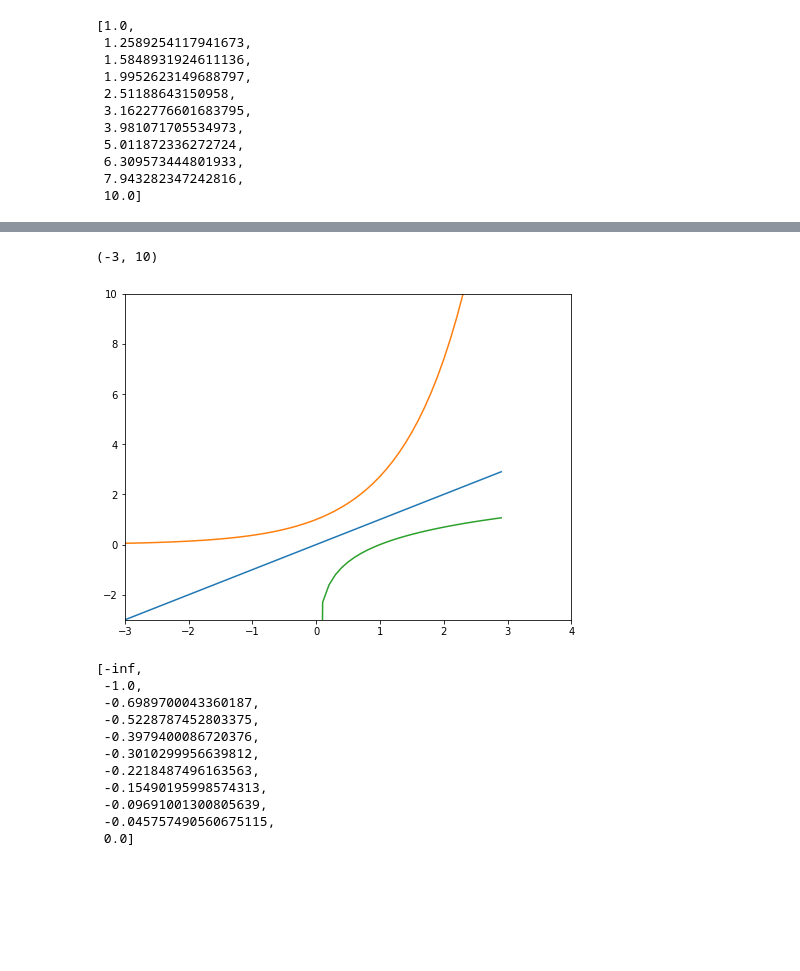
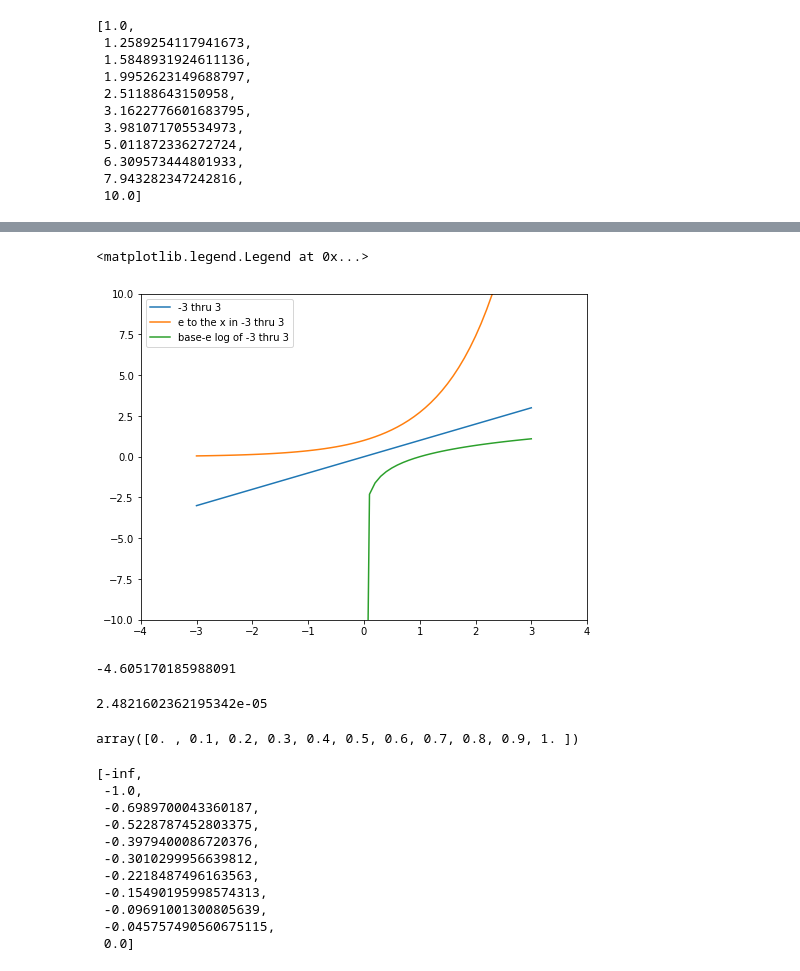
Before and after one commit to ssrosa/just_take_the_log, a Jupyter notebook: index.ipynb, the cells around one changed output, grey strips where cells are left out. Cells and saved outputs as stored; diff of their text form; code cells hidden in the pictures; blank space fills up the shorter version.

```diff
--- a/index.ipynb
+++ b/index.ipynb
@@ -32,7 +32,9 @@ probablity a number starts with n: log(n + 1) - (log n)
 # %%
 zerothruten = np.arange(0, 11)
 zerothruone = np.arange(0, 1.1, 0.1)
+zerothrufive = np.arange(0, 6)
 zerothrutwenty = np.arange(0, 21)
+threethruthree = np.arange(-3, 3.1, 0.1)
 zerothrutwo = np.arange(0, 2.1, 0.1)
 # %%
 [10 ** i for i in zerothruone ]
@@ -53,2 +52,0 @@ zerothrufive = np.arange(0, 6)
-# %%
-threethruthree = np.arange(-3, 3, 0.1)
@@ -73,13 +53,27 @@ array([-3.00000000e+00, -2.90000000e+00, -2.80000000e+00, -2.70000000e+00,
 # %%
 fig = plt.figure(figsize = (8,6))
-plt.plot(threethruthree, threethruthree)
-plt.plot(threethruthree, [np.e**x for x in threethruthree])
-plt.plot(threethruthree, [np.log(x) for x in threethruthree])
-plt.xlim(-3, 4)
-plt.ylim(-3, 10)
+plt.plot(threethruthree, threethruthree, label = '-3 thru 3')
+plt.plot(threethruthree, [np.e**x for x in threethruthree], label = 'e to the x in -3 thru 3')
+plt.plot(threethruthree, [np.log(x) for x in threethruthree], label = 'base-e log of -3 thru 3')
+plt.xlim(-4, 4)
+plt.ylim(-10, 10)
+plt.legend()
 # %% [output]
-(-3, 10)
+<matplotlib.legend.Legend at 0x...>
-[figure, old version]
+[figure, new version]
+# %%
+test = np.log(0.01)
+test
+# %% [output]
+-4.605170185988091
+# %%
+10 ** test
+# %% [output]
+2.4821602362195342e-05
+# %%
+zerothruone
+# %% [output]
+array([0. , 0.1, 0.2, 0.3, 0.4, 0.5, 0.6, 0.7, 0.8, 0.9, 1. ])
 # %%
 [np.log10(x) for x in zerothruone]
 # %% [output]
```
Also changed, not shown: parts of 5 cells of this notebook.
